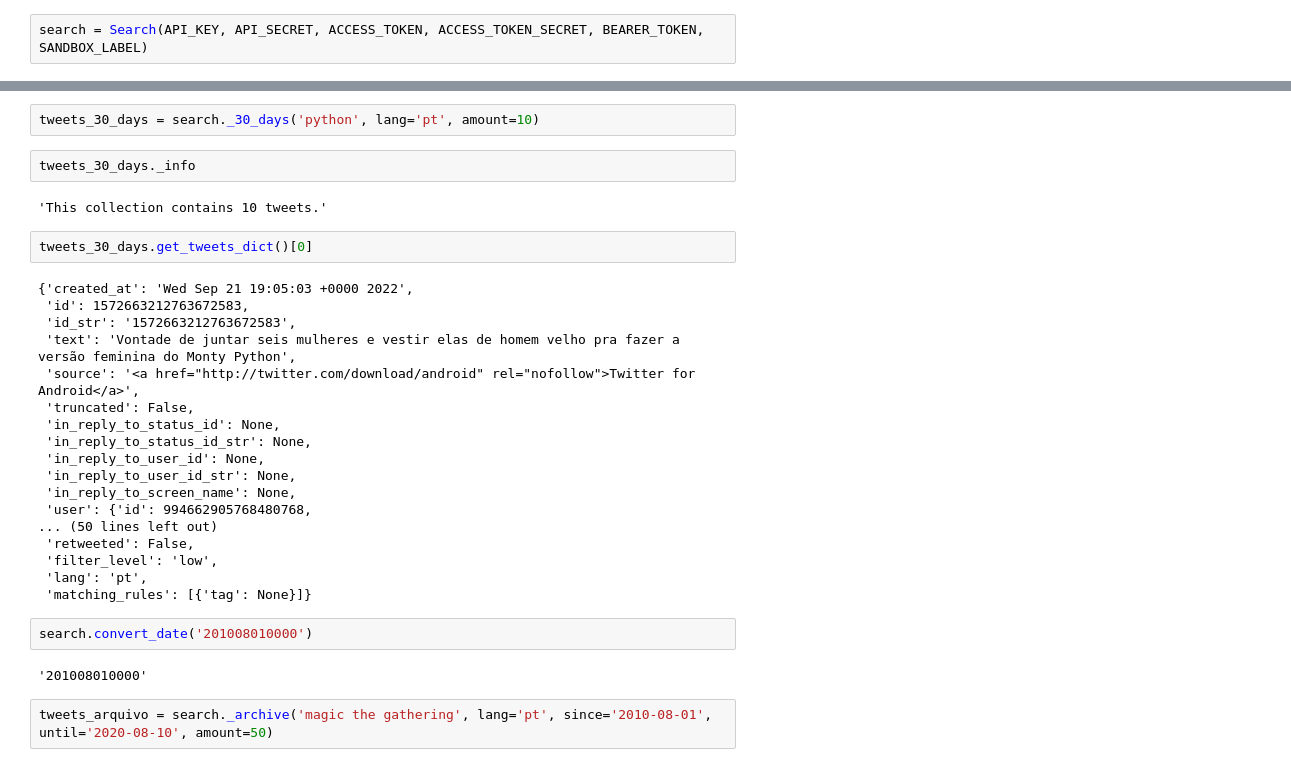
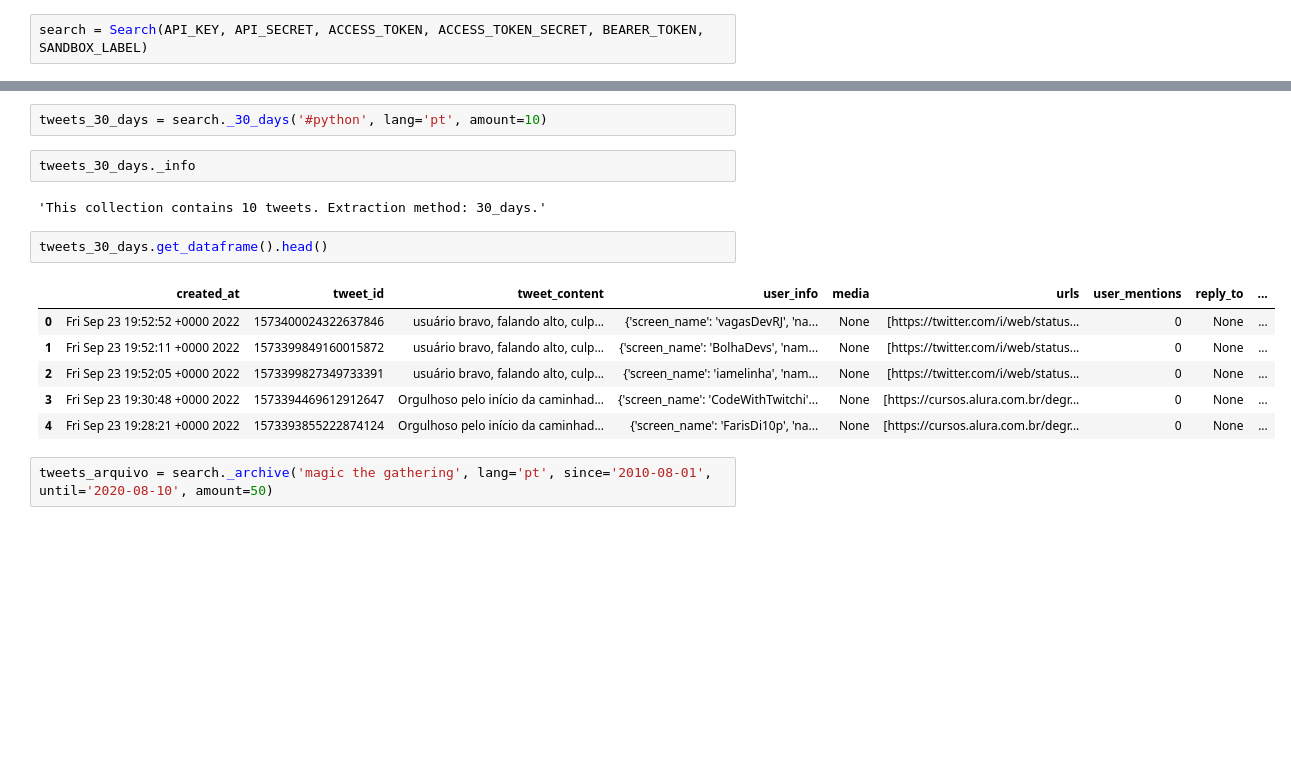
Before and after one commit to lucasraniere/twitter-data-extraction-2022-elections, a Jupyter notebook: teste.ipynb, the cells around one changed output, grey strips where cells are left out. Drawn from its saved outputs; the diff is of its cells as text; blank space fills up the shorter version.

```diff
--- a/teste.ipynb
+++ b/teste.ipynb
@@ -35,33 +28,18 @@ ext_tweets[0]
 # %%
-tweets_30_days = search._30_days('python', lang='pt', amount=10)
+tweets_30_days = search._30_days('#python', lang='pt', amount=10)
 # %%
 tweets_30_days._info
 # %% [output]
-'This collection contains 10 tweets.'
+'This collection contains 10 tweets. Extraction method: 30_days.'
-# %%
-tweets_30_days.get_tweets_dict()[0]
-# %% [output]
-{'created_at': 'Wed Sep 21 19:05:03 +0000 2022',
- 'id': 1572663212763672583,
- 'id_str': '1572663212763672583',
- 'text': 'Vontade de juntar seis mulheres e vestir elas de homem velho pra fazer a versão feminina do Monty Python',
- 'source': '<a href="http://twitter.com/download/android" rel="nofollow">Twitter for Android</a>',
- 'truncated': False,
- 'in_reply_to_status_id': None,
- 'in_reply_to_status_id_str': None,
- 'in_reply_to_user_id': None,
- 'in_reply_to_user_id_str': None,
- 'in_reply_to_screen_name': None,
- 'user': {'id': 994662905768480768,
-... (50 lines left out)
- 'retweeted': False,
- 'filter_level': 'low',
- 'lang': 'pt',
- 'matching_rules': [{'tag': None}]}
-# %%
-search.convert_date('201008010000')
-# %% [output]
-'201008010000'
+# %%
+tweets_30_days.get_dataframe().head()
+# %% [output]
+|  | created_at | tweet_id | tweet_content | user_info | media | urls | user_mentions | reply_to | ... |
+| 0 | Fri Sep 23 19:52:52 +0000 2022 | 1573400024322637846 | usuário bravo, falando alto, culp... | {'screen_name': 'vagasDevRJ', 'na... | None | [https://twitter.com/i/web/status... | 0 | None | ... |
+| 1 | Fri Sep 23 19:52:11 +0000 2022 | 1573399849160015872 | usuário bravo, falando alto, culp... | {'screen_name': 'BolhaDevs', 'nam... | None | [https://twitter.com/i/web/status... | 0 | None | ... |
+| 2 | Fri Sep 23 19:52:05 +0000 2022 | 1573399827349733391 | usuário bravo, falando alto, culp... | {'screen_name': 'iamelinha', 'nam... | None | [https://twitter.com/i/web/status... | 0 | None | ... |
+| 3 | Fri Sep 23 19:30:48 +0000 2022 | 1573394469612912647 | Orgulhoso pelo início da caminhad... | {'screen_name': 'CodeWithTwitchi'... | None | [https://cursos.alura.com.br/degr... | 0 | None | ... |
+| 4 | Fri Sep 23 19:28:21 +0000 2022 | 1573393855222874124 | Orgulhoso pelo início da caminhad... | {'screen_name': 'FarisDi10p', 'na... | None | [https://cursos.alura.com.br/degr... | 0 | None | ... |
 # %%
 tweets_arquivo = search._archive('magic the gathering', lang='pt', since='2010-08-01', until='2020-08-10', amount=50)
 # %%
```
Also changed, not shown: parts of 13 cells of this notebook, 2 other files.
